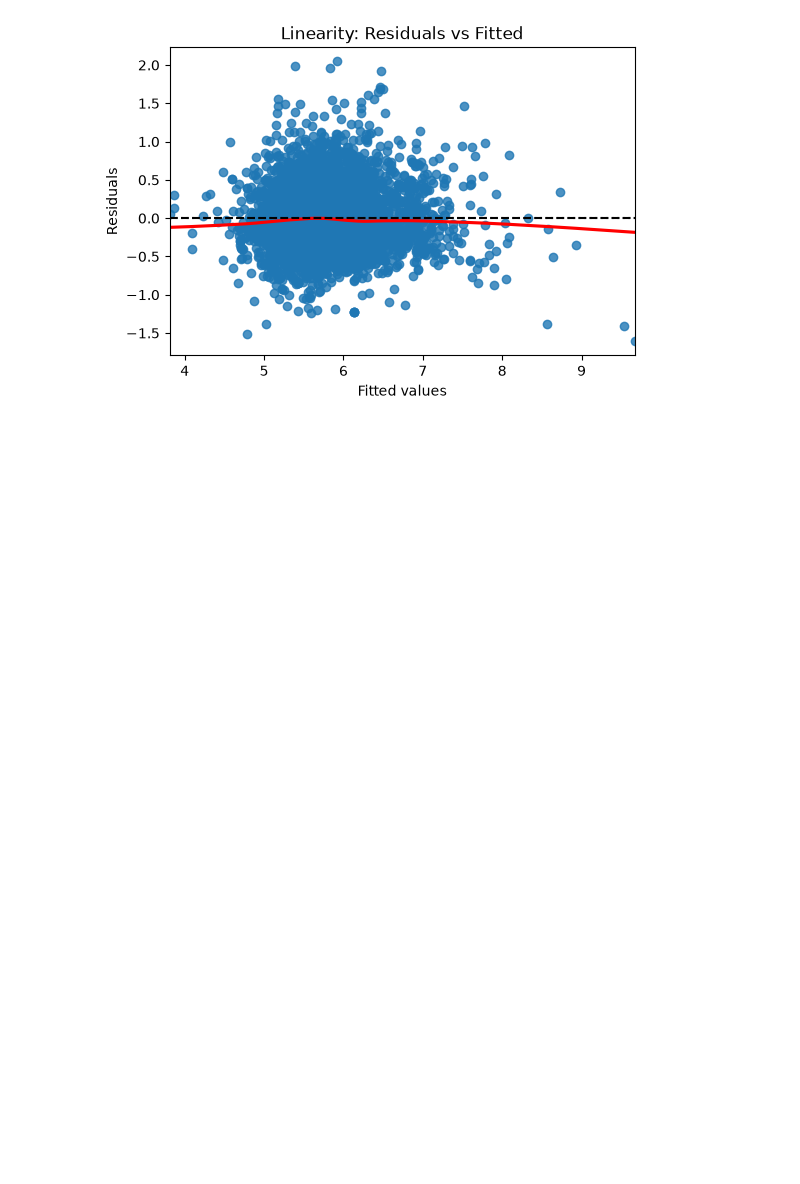
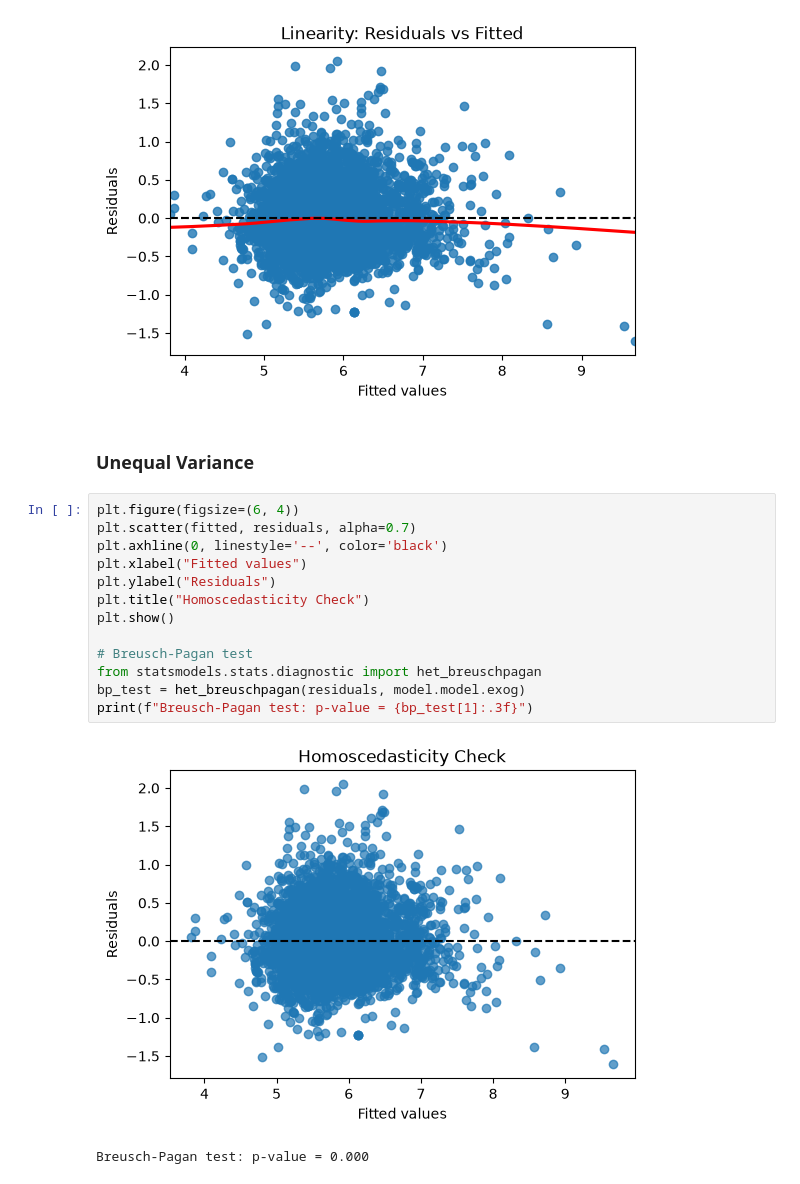
Before and after one commit to seanj2508/nashville_airbnb_ml, a Jupyter notebook: notebooks/diagnostics.ipynb, the cells around one changed output. Saved outputs shown, nothing was run; the diff lists cells and outputs as text; blank space fills up the shorter version.

```diff
--- a/notebooks/diagnostics.ipynb
+++ b/notebooks/diagnostics.ipynb
@@ -103,3 +103,21 @@ plt.title("Linearity: Residuals vs Fitted")
 plt.show()
 # %% [output]
 [figure]
+# %% [markdown]
+### Unequal Variance
+# %%
+plt.figure(figsize=(6, 4))
+plt.scatter(fitted, residuals, alpha=0.7)
+plt.axhline(0, linestyle='--', color='black')
+plt.xlabel("Fitted values")
+plt.ylabel("Residuals")
+plt.title("Homoscedasticity Check")
+plt.show()
+
+# Breusch-Pagan test
+from statsmodels.stats.diagnostic import het_breuschpagan
+bp_test = het_breuschpagan(residuals, model.model.exog)
+print(f"Breusch-Pagan test: p-value = {bp_test[1]:.3f}")
+# %% [output]
+[figure, added]
+Breusch-Pagan test: p-value = 0.000
```
